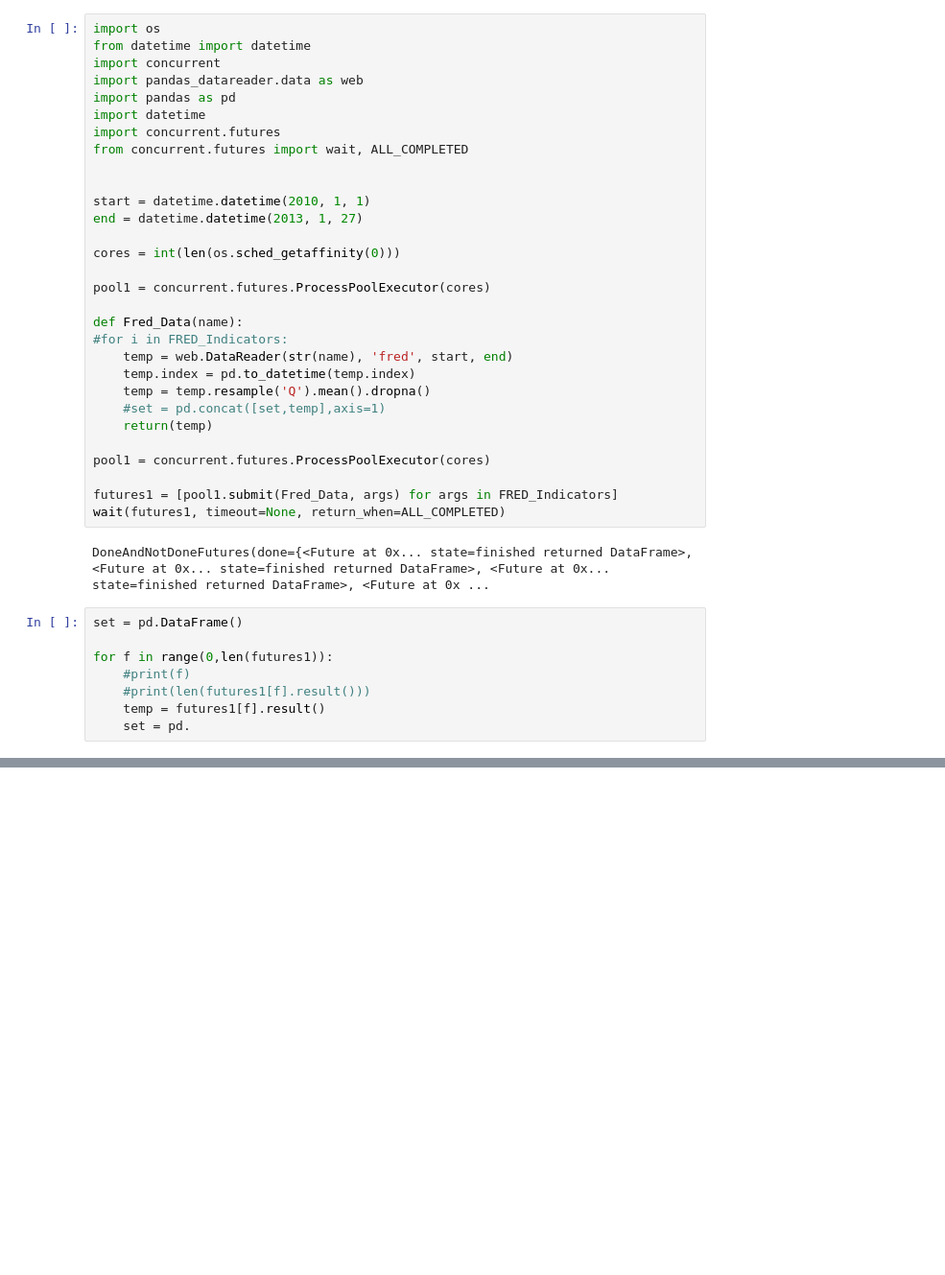
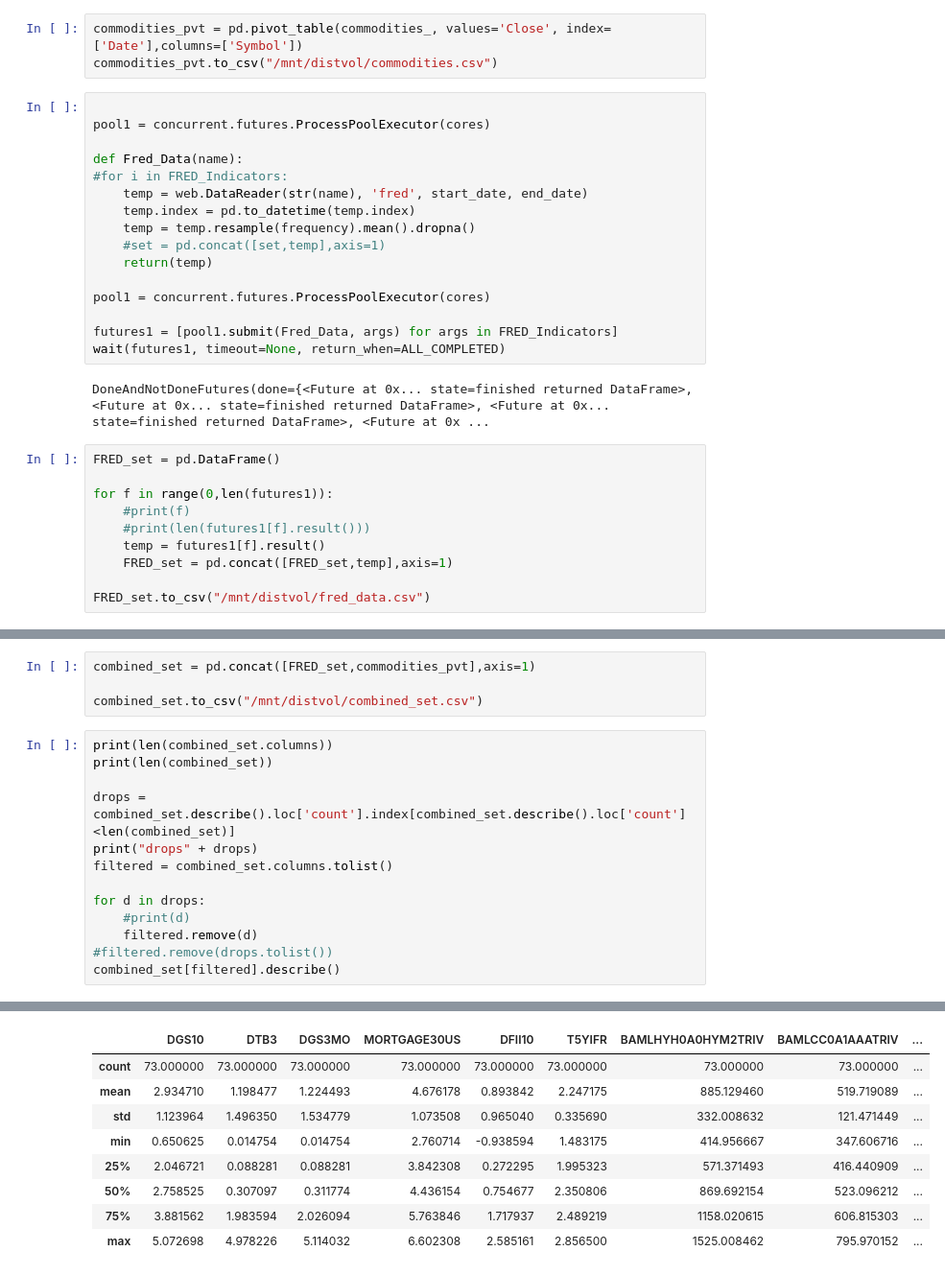
Before and after one commit to webclinic017/Python-Stock-1, a Jupyter notebook: FredData.ipynb, the cells around one changed output, grey strips where cells are left out. Shown at 96% size. Saved outputs shown, nothing was run; the diff lists cells and outputs as text; blank space fills up the shorter version.

Commit message:
Update FredData.ipynb
added commodities

```diff
--- a/FredData.ipynb
+++ b/FredData.ipynb
@@ -52,26 +140,15 @@ UnboundLocalError: local variable 'set' referenced before assignment
+# %%
+commodities_pvt = pd.pivot_table(commodities_, values='Close', index=['Date'],columns=['Symbol'])
+commodities_pvt.to_csv("/mnt/distvol/commodities.csv")
 # %%
-import os
-from datetime import datetime
-import concurrent
-import pandas_datareader.data as web
-import pandas as pd
-import datetime
-import concurrent.futures
-from concurrent.futures import wait, ALL_COMPLETED
-
-
-start = datetime.datetime(2010, 1, 1)
-end = datetime.datetime(2013, 1, 27)
-
-cores = int(len(os.sched_getaffinity(0)))
 
 pool1 = concurrent.futures.ProcessPoolExecutor(cores)
 
 def Fred_Data(name):
 #for i in FRED_Indicators:
-    temp = web.DataReader(str(name), 'fred', start, end)
+    temp = web.DataReader(str(name), 'fred', start_date, end_date)
     temp.index = pd.to_datetime(temp.index)
-    temp = temp.resample('Q').mean().dropna()
+    temp = temp.resample(frequency).mean().dropna()
     #set = pd.concat([set,temp],axis=1)
     return(temp)
 
@@ -82,10 +159,12 @@ wait(futures1, timeout=None, return_when=ALL_COMPLETED)
 # %% [output]
 DoneAndNotDoneFutures(done={<Future at 0x... state=finished returned DataFrame>, <Future at 0x... state=finished returned DataFrame>, <Future at 0x... state=finished returned DataFrame>, <Future at 0x ...
 # %%
-set = pd.DataFrame()
+FRED_set = pd.DataFrame()
 
 for f in range(0,len(futures1)):
     #print(f)
     #print(len(futures1[f].result()))
     temp = futures1[f].result()
-    set = pd.
+    FRED_set = pd.concat([FRED_set,temp],axis=1)
+
+FRED_set.to_csv("/mnt/distvol/fred_data.csv")
@@ -94,0 +171,18 @@ UnboundLocalError: local variable 'set' referenced before assignment
+# %%
+combined_set = pd.concat([FRED_set,commodities_pvt],axis=1)
+
+combined_set.to_csv("/mnt/distvol/combined_set.csv")
+# %%
+print(len(combined_set.columns))
+print(len(combined_set))
+
+drops = combined_set.describe().loc['count'].index[combined_set.describe().loc['count']<len(combined_set)]
+print("drops" + drops)
+filtered = combined_set.columns.tolist()
+
+for d in drops:
+    #print(d)
+    filtered.remove(d)
+#filtered.remove(drops.tolist())
+combined_set[filtered].describe()
+# %% [output]
@@ -94,0 +198,9 @@ UnboundLocalError: local variable 'set' referenced before assignment
+|  | DGS10 | DTB3 | DGS3MO | MORTGAGE30US | DFII10 | T5YIFR | BAMLHYH0A0HYM2TRIV | BAMLCC0A1AAATRIV | ... |
+| count | 73.000000 | 73.000000 | 73.000000 | 73.000000 | 73.000000 | 73.000000 | 73.000000 | 73.000000 | ... |
+| mean | 2.934710 | 1.198477 | 1.224493 | 4.676178 | 0.893842 | 2.247175 | 885.129460 | 519.719089 | ... |
+| std | 1.123964 | 1.496350 | 1.534779 | 1.073508 | 0.965040 | 0.335690 | 332.008632 | 121.471449 | ... |
+| min | 0.650625 | 0.014754 | 0.014754 | 2.760714 | -0.938594 | 1.483175 | 414.956667 | 347.606716 | ... |
+| 25% | 2.046721 | 0.088281 | 0.088281 | 3.842308 | 0.272295 | 1.995323 | 571.371493 | 416.440909 | ... |
+| 50% | 2.758525 | 0.307097 | 0.311774 | 4.436154 | 0.754677 | 2.350806 | 869.692154 | 523.096212 | ... |
+| 75% | 3.881562 | 1.983594 | 2.026094 | 5.763846 | 1.717937 | 2.489219 | 1158.020615 | 606.815303 | ... |
+| max | 5.072698 | 4.978226 | 5.114032 | 6.602308 | 2.585161 | 2.856500 | 1525.008462 | 795.970152 | ... |
```
Also changed, not shown: parts of 10 cells of this notebook.
